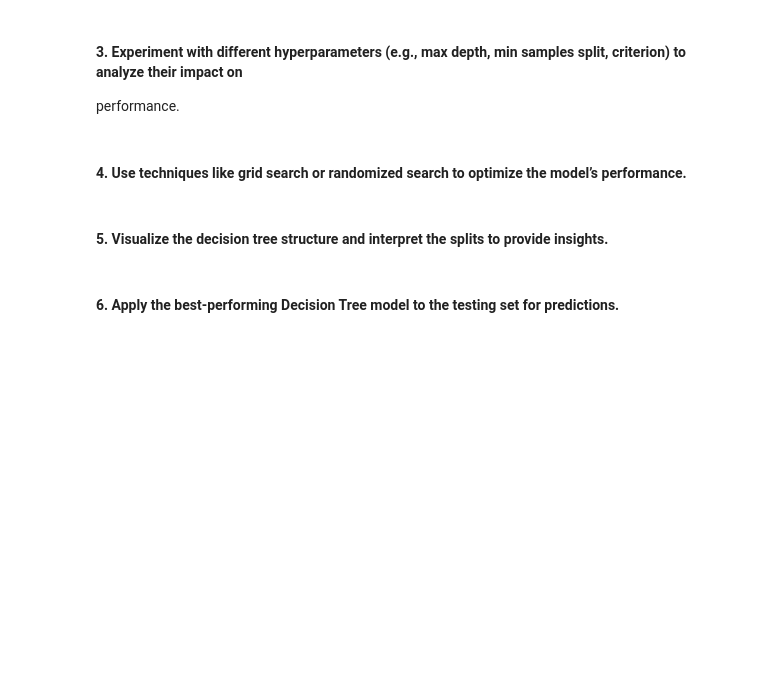
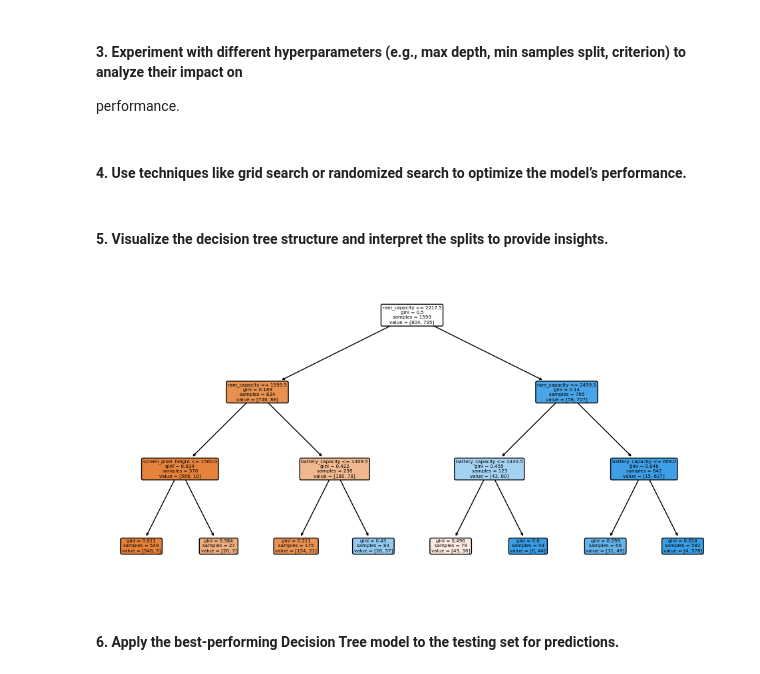
Before and after one commit to ahmadtarig/machine_learning_project, a Jupyter notebook: code.ipynb, the cells around one changed output. Saved outputs shown, nothing was run; the diff lists cells and outputs as text; code cells hidden in the pictures; blank space fills up the shorter version.

```diff
--- a/code.ipynb
+++ b/code.ipynb
@@ -400,4 +449,7 @@ output of boolean classification :  [1 0 1]
 # %% [markdown]
 #### 1. Implement the SVM algorithm using a suitable library (e.g., scikit-learn) with various hyperparameters.
 # %%
-# code
+# Create and train the model
+# training step
+svm_model = SVC(kernel='rbf', C=1.0, gamma='scale')
+svm_model.fit(x_train, y_train)
@@ -426,4 +497,5 @@ testing set for predictions.
 # %% [markdown]
 #### 1. Implement the Decision Tree algorithm using a suitable library (e.g., scikit-learn).
 # %%
-# code
+tree_model = tree.DecisionTreeClassifier(max_depth=3)
+tree_model.fit(bx_train, by_train)
@@ -444,7 +535,12 @@ performance.
 # %% [markdown]
 #### 5. Visualize the decision tree structure and interpret the splits to provide insights.
 # %%
-# code
+# Plot the decision tree
+plt.figure(figsize=(12,6))  # Adjust the size as needed
+tree.plot_tree(tree_model, feature_names=list(x_train.columns), filled=True, rounded=True)
+plt.show()
+# %% [output]
+[figure, added]
 # %% [markdown]
 #### 6. Apply the best-performing Decision Tree model to the testing set for predictions.
 # %%
```
Also changed, not shown: parts of 17 cells of this notebook.
